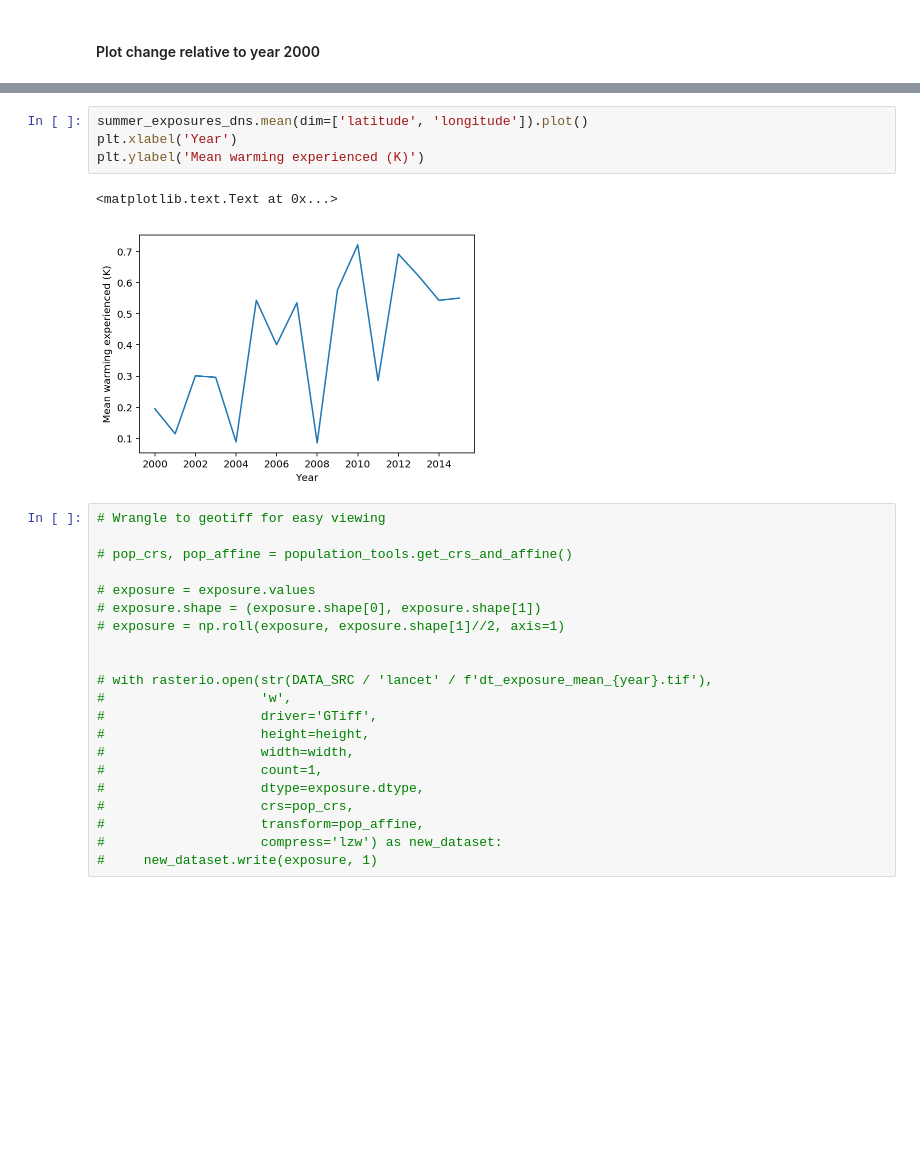
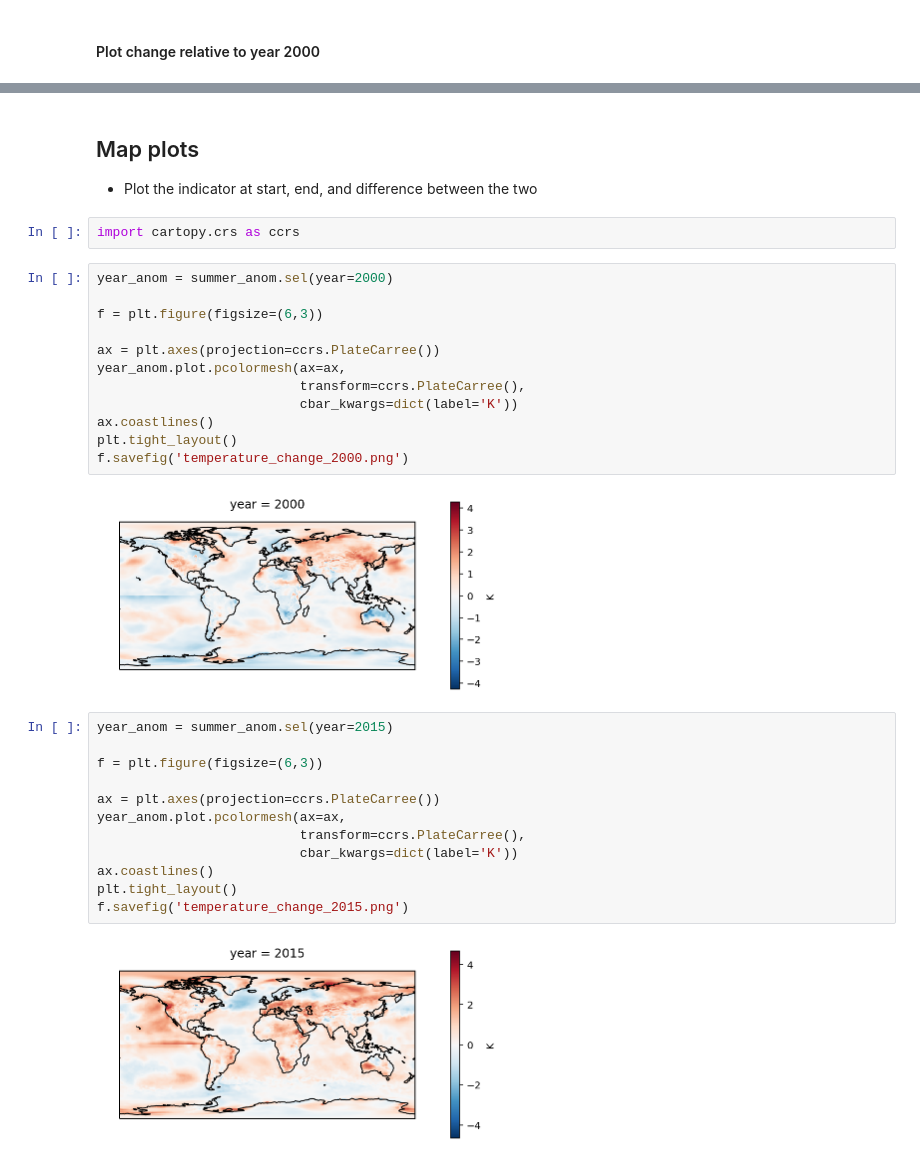
Before and after one commit to mangecoeur/health-climate-exposure, a Jupyter notebook: Temperature change exposure ERA.ipynb, the cells around one changed output, grey strips where cells are left out. Cells and saved outputs as stored; diff of their text form; blank space fills up the shorter version.

```diff
--- a/Temperature change exposure ERA.ipynb
+++ b/Temperature change exposure ERA.ipynb
@@ -439,28 +395,34 @@ summer_exposures_dns.plot(robust=True,  col='time', col_wrap=4)
-# %%
-summer_exposures_dns.mean(dim=['latitude', 'longitude']).plot()
-plt.xlabel('Year')
-plt.ylabel('Mean warming experienced (K)')
-# %% [output]
-<matplotlib.text.Text at 0x...>
-[figure, removed]
-# %%
-# Wrangle to geotiff for easy viewing
-
-# pop_crs, pop_affine = population_tools.get_crs_and_affine()
-
-# exposure = exposure.values
-# exposure.shape = (exposure.shape[0], exposure.shape[1])
-# exposure = np.roll(exposure, exposure.shape[1]//2, axis=1)
-
-
-# with rasterio.open(str(DATA_SRC / 'lancet' / f'dt_exposure_mean_{year}.tif'),
-#                    'w',
-#                    driver='GTiff',
-#                    height=height,
-#                    width=width,
-#                    count=1,
-#                    dtype=exposure.dtype,
-#                    crs=pop_crs,
-#                    transform=pop_affine,
-#                    compress='lzw') as new_dataset:
-#     new_dataset.write(exposure, 1)
+# %% [markdown]
+## Map plots
+
+- Plot the indicator at start, end, and difference between the two
+# %%
+import cartopy.crs as ccrs
+# %%
+year_anom = summer_anom.sel(year=2000)
+
+f = plt.figure(figsize=(6,3))
+
+ax = plt.axes(projection=ccrs.PlateCarree())
+year_anom.plot.pcolormesh(ax=ax,
+                          transform=ccrs.PlateCarree(),
+                          cbar_kwargs=dict(label='K'))
+ax.coastlines()
+plt.tight_layout()
+f.savefig('temperature_change_2000.png')
+# %% [output]
+[figure, added]
+# %%
+year_anom = summer_anom.sel(year=2015)
+
+f = plt.figure(figsize=(6,3))
+
+ax = plt.axes(projection=ccrs.PlateCarree())
+year_anom.plot.pcolormesh(ax=ax,
+                          transform=ccrs.PlateCarree(),
+                          cbar_kwargs=dict(label='K'))
+ax.coastlines()
+plt.tight_layout()
+f.savefig('temperature_change_2015.png')
+# %% [output]
+[figure, added]
```
Also changed, not shown: parts of 10 cells of this notebook, 28 other files.
